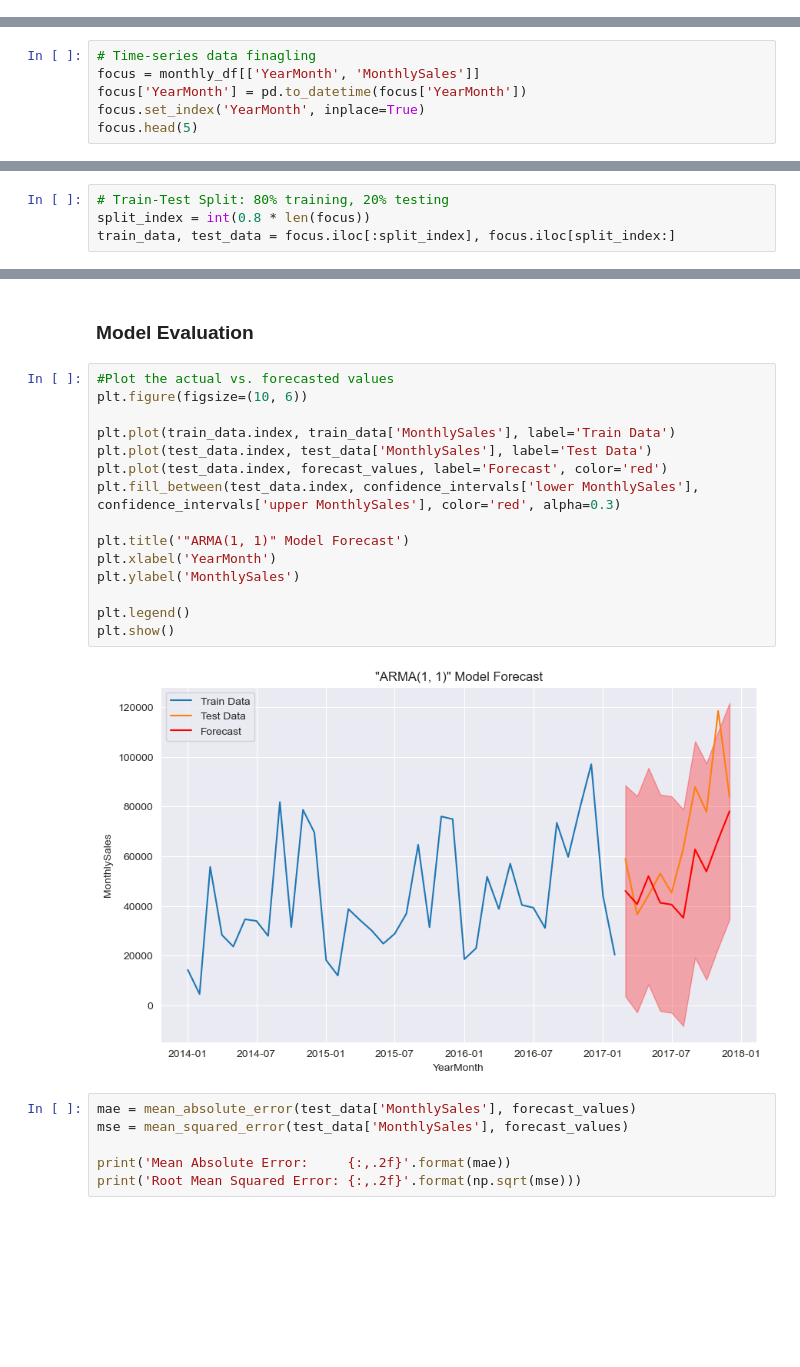
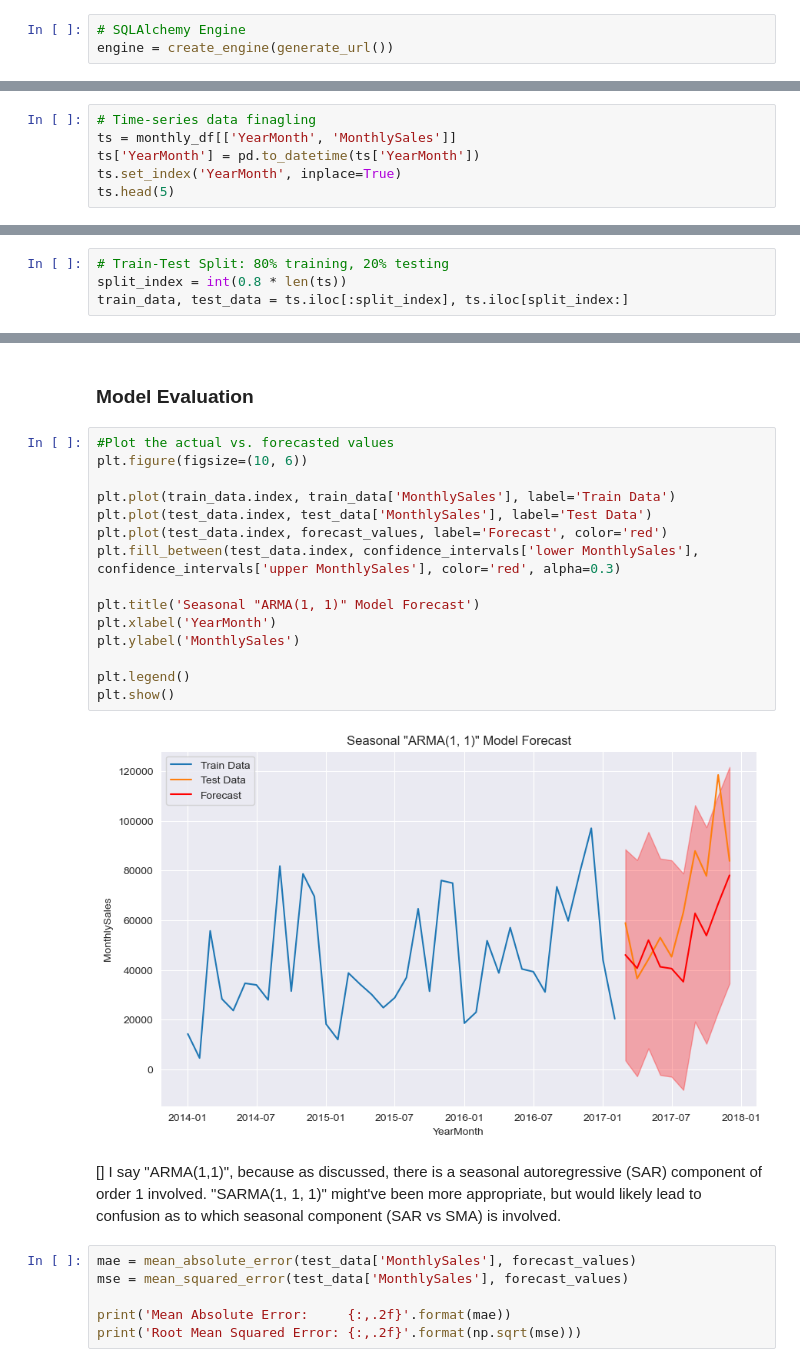
Before and after one commit to Road2Data/P4-Superstore-Sales, a Jupyter notebook: analyses/temporal_analysis.ipynb, the cells around one changed output, grey strips where cells are left out. Cells and saved outputs as stored; diff of their text form; blank space fills up the shorter version.

```diff
--- a/analyses/temporal_analysis.ipynb
+++ b/analyses/temporal_analysis.ipynb
@@ -32,3 +18,6 @@ engine = create_engine(url)
+# %%
+# SQLAlchemy Engine
+engine = create_engine(generate_url())
 # %% [markdown]
 ## Monthly Analysis
 # %%
@@ -104,10 +93,10 @@ from statsmodels.tsa.seasonal import seasonal_decompose
 from statsmodels.graphics.tsaplots import plot_acf, plot_pacf
 # %%
 # Time-series data finagling
-focus = monthly_df[['YearMonth', 'MonthlySales']]
-focus['YearMonth'] = pd.to_datetime(focus['YearMonth'])
-focus.set_index('YearMonth', inplace=True)
-focus.head(5)
+ts = monthly_df[['YearMonth', 'MonthlySales']]
+ts['YearMonth'] = pd.to_datetime(ts['YearMonth'])
+ts.set_index('YearMonth', inplace=True)
+ts.head(5)
 # %% [output]
 |  | MonthlySales |
 | YearMonth |  |
@@ -220,5 +205,5 @@ prototype.get_params()
  'with_intercept': True}
 # %%
 # Train-Test Split: 80% training, 20% testing
-split_index = int(0.8 * len(focus))
-train_data, test_data = focus.iloc[:split_index], focus.iloc[split_index:]
+split_index = int(0.8 * len(ts))
+train_data, test_data = ts.iloc[:split_index], ts.iloc[split_index:]
@@ -243,20 +247,22 @@ confidence_intervals = forecast.conf_int()
 # %%
 #Plot the actual vs. forecasted values
 plt.figure(figsize=(10, 6))
 
 plt.plot(train_data.index, train_data['MonthlySales'], label='Train Data')
 plt.plot(test_data.index, test_data['MonthlySales'], label='Test Data')
 plt.plot(test_data.index, forecast_values, label='Forecast', color='red')
 plt.fill_between(test_data.index, confidence_intervals['lower MonthlySales'], confidence_intervals['upper MonthlySales'], color='red', alpha=0.3)
 
-plt.title('"ARMA(1, 1)" Model Forecast')
+plt.title('Seasonal "ARMA(1, 1)" Model Forecast')
 plt.xlabel('YearMonth')
 plt.ylabel('MonthlySales')
 
 plt.legend()
 plt.show()
 # %% [output]
-[figure, old version]
+[figure, new version]
+# %% [markdown]
+[] I say "ARMA(1,1)", because as discussed, there is a seasonal autoregressive (SAR) component of order 1 involved. "SARMA(1, 1, 1)" might've been more appropriate, but would likely lead to confusion as to which seasonal component (SAR vs SMA) is involved.
 # %%
 mae = mean_absolute_error(test_data['MonthlySales'], forecast_values)
 mse = mean_squared_error(test_data['MonthlySales'], forecast_values)
```
Also changed, not shown: parts of 13 cells of this notebook, 3 other files.
